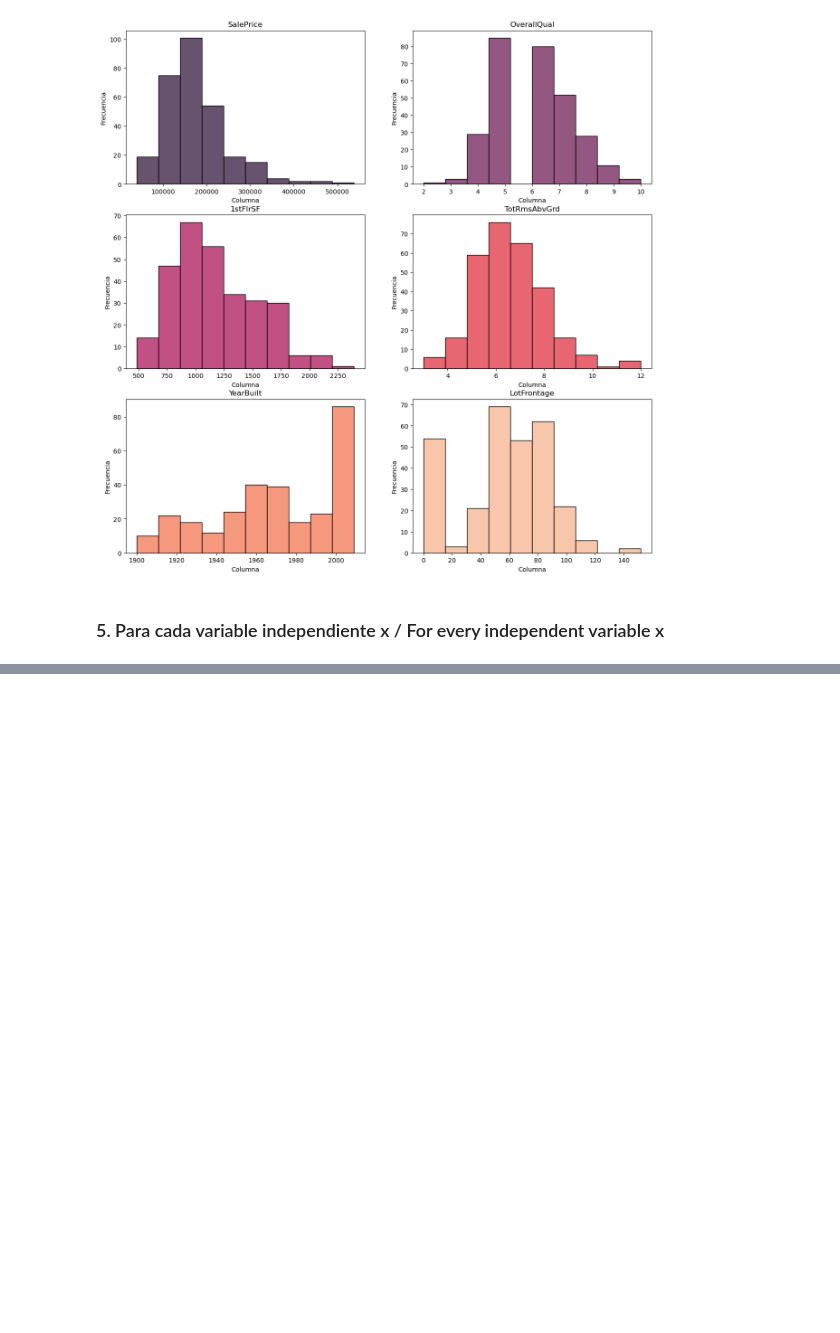
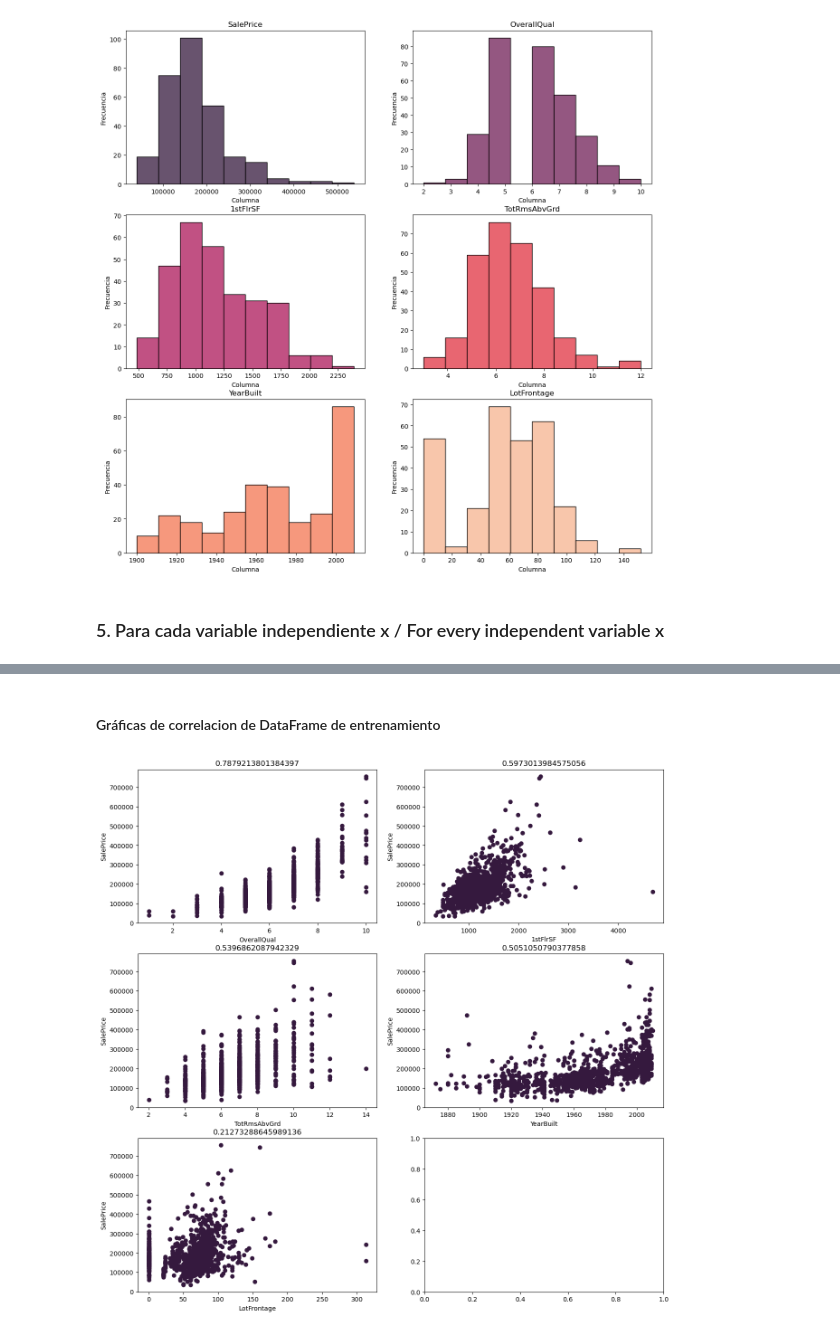
Before and after one commit to 1Dore/LinearRegModel, a Jupyter notebook: Proyecto.ipynb, the cells around one changed output, grey strips where cells are left out. Drawn from its saved outputs; the diff is of its cells as text; code cells hidden in the pictures; blank space fills up the shorter version.

```diff
--- a/Proyecto.ipynb
+++ b/Proyecto.ipynb
@@ -405,0 +433,6 @@ histogramas_subplot(df_test)
+# %% [markdown]
+#### Gráficas de correlacion de DataFrame de entrenamiento
+# %%
+corr_dependency(df_train)
+# %% [output]
+[figure, added]
```
Also changed, not shown: parts of 20 cells of this notebook.
